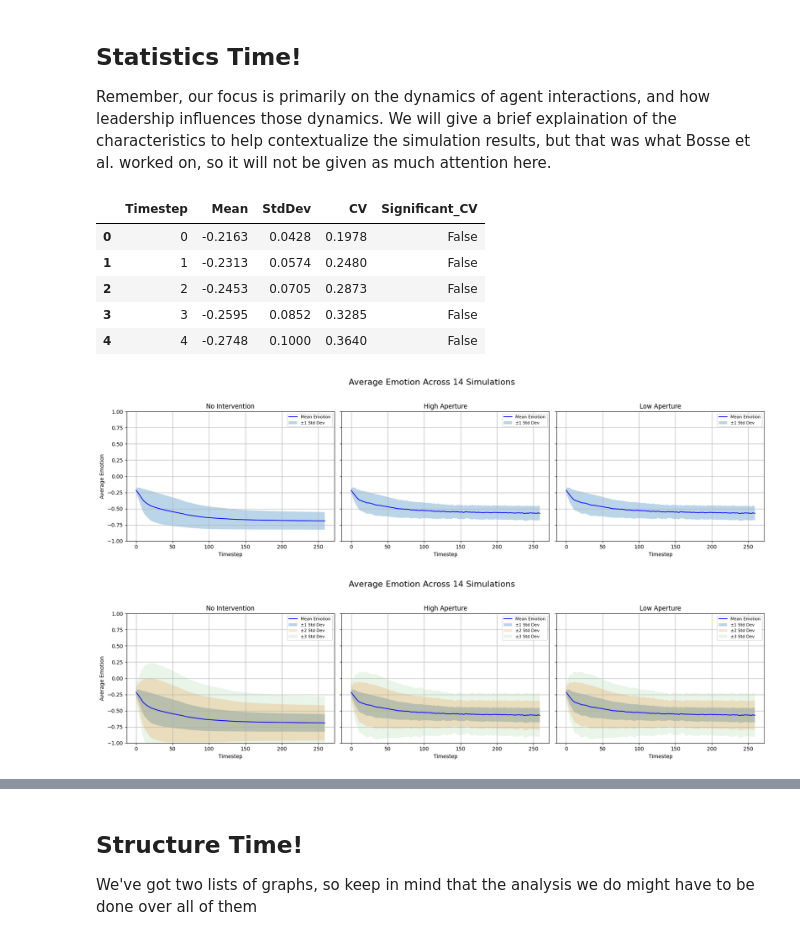
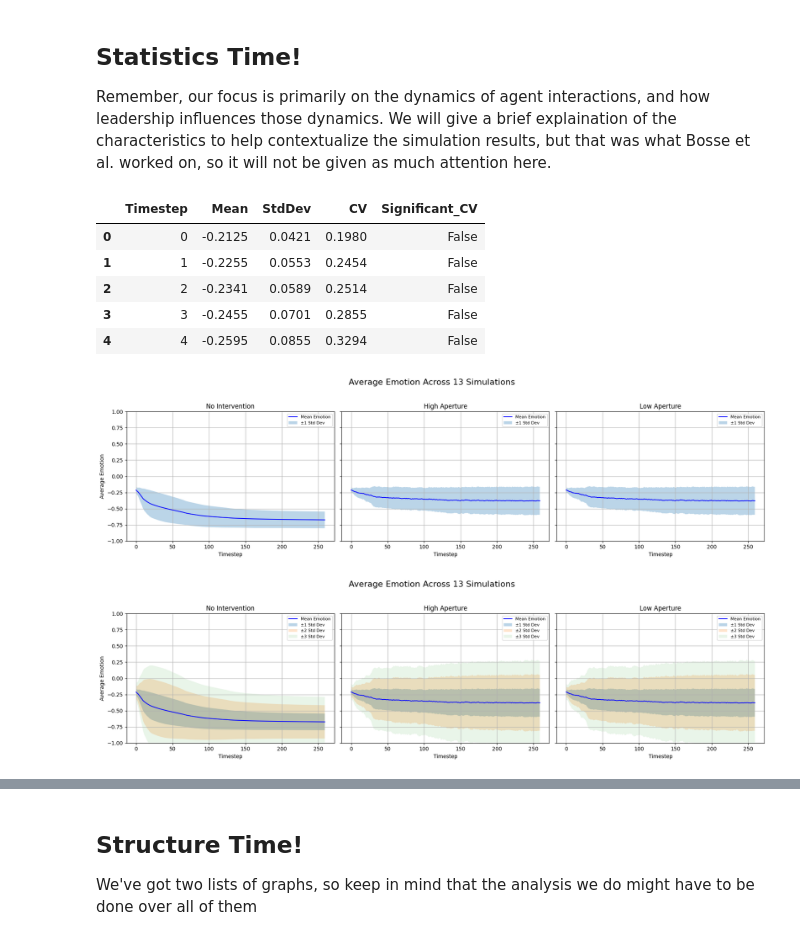
Before and after one commit to pajarito95/Emotion-Contagion, a Jupyter notebook: abm_emotion_contagion_analysis.ipynb, the cells around one changed output, grey strips where cells are left out. Saved outputs shown, nothing was run; the diff lists cells and outputs as text; code cells hidden in the pictures.

```diff
--- a/abm_emotion_contagion_analysis.ipynb
+++ b/abm_emotion_contagion_analysis.ipynb
@@ -24,12 +26,12 @@ class AllSimulationResults:
     intimacy_matrices: list
 # %%
 populationSize = 15
-runs = 14
+runs = 13
 max_iterations = 260
 
 # No internvention results
-all_results_path_plain = r"R:\sescott1\Masters\523\Simulation\Network\Bipartite\09_01_2025\No_Intervention\all_results.pkl"
-heatmaps_path_low = r"R:\sescott1\Masters\523\Simulation\Network\Bipartite\09_01_2025\No_Intervention\initial_conditions_heatmaps.pkl"
+all_results_path_plain = r"C:\Users\sarah\OneDrive\Documents\Masters\523\Emotion Contagion\Simulation Runs\Network\Bipartite\09_01_2025\No_Intervention\all_results.pkl"
+heatmaps_path_low = r"C:\Users\sarah\OneDrive\Documents\Masters\523\Emotion Contagion\Simulation Runs\Network\Bipartite\09_01_2025\No_Intervention\initial_conditions_heatmaps.pkl"
 
 with open(all_results_path_plain, "rb") as f:
     all_results_wo = pickle.load(f)
@@ -38,8 +40,8 @@ with open(all_results_path_plain, "rb") as f:
 
 
 # High aperture results
-all_results_path_high = r"R:\sescott1\Masters\523\Simulation\Network\Bipartite\09_01_2025\High_Aperture\all_results.pkl"
-heatmaps_path_high = r"R:\sescott1\Masters\523\Simulation\Network\Bipartite\09_01_2025\High_Aperture\initial_conditions_heatmaps.pkl"
+all_results_path_high = r"C:\Users\sarah\OneDrive\Documents\Masters\523\Emotion Contagion\Simulation Runs\Network\Bipartite\09_01_2025\High_Aperture\all_results.pkl"
+heatmaps_path_high = r"C:\Users\sarah\OneDrive\Documents\Masters\523\Emotion Contagion\Simulation Runs\Network\Bipartite\09_01_2025\High_Aperture\initial_conditions_heatmaps.pkl"
 
 with open(all_results_path_high, "rb") as f:
     all_results_H = pickle.load(f)
@@ -48,8 +50,8 @@ with open(all_results_path_high, "rb") as f:
 
 
 # Low aperture results
-all_results_path_low = r"R:\sescott1\Masters\523\Simulation\Network\Bipartite\09_01_2025\Low_Aperture\all_results.pkl"
-heatmaps_path_low = r"R:\sescott1\Masters\523\Simulation\Network\Bipartite\09_01_2025\Low_Aperture\initial_conditions_heatmaps.pkl"
+all_results_path_low = r"C:\Users\sarah\OneDrive\Documents\Masters\523\Emotion Contagion\Simulation Runs\Network\Bipartite\09_01_2025\Low_Aperture\all_results.pkl"
+heatmaps_path_low = r"C:\Users\sarah\OneDrive\Documents\Masters\523\Emotion Contagion\Simulation Runs\Network\Bipartite\09_01_2025\Low_Aperture\initial_conditions_heatmaps.pkl"
 with open(all_results_path_high, "rb") as f:
     all_results_L = pickle.load(f)
 with open(all_results_path_high, "rb") as f:
@@ -173,19 +175,19 @@ df_low_aperture = emotion_stats_dataframe(dfLow, "Low Aperture")
 df_no_intervention.head()
 # %% [output]
 |  | Timestep | Mean | StdDev | CV | Significant_CV |
-| 0 | 0 | -0.2163 | 0.0428 | 0.1978 | False |
-| 1 | 1 | -0.2313 | 0.0574 | 0.2480 | False |
-| 2 | 2 | -0.2453 | 0.0705 | 0.2873 | False |
-| 3 | 3 | -0.2595 | 0.0852 | 0.3285 | False |
-| 4 | 4 | -0.2748 | 0.1000 | 0.3640 | False |
+| 0 | 0 | -0.2125 | 0.0421 | 0.1980 | False |
+| 1 | 1 | -0.2255 | 0.0553 | 0.2454 | False |
+| 2 | 2 | -0.2341 | 0.0589 | 0.2514 | False |
+| 3 | 3 | -0.2455 | 0.0701 | 0.2855 | False |
+| 4 | 4 | -0.2595 | 0.0855 | 0.3294 | False |
 # %%
-def plot_avg_emotion_side_by_side(df_list, style_names, runs, ylim=(-1, 1), figsize=(18,5)):
+def plot_avg_emotion_side_by_side(df_list, styles, runs, ylim=(-1, 1), figsize=(18,5)):
     """
     Plot mean emotion per timestep with ±1 standard deviation shading for multiple styles side-by-side.
 
     Parameters:
     - df_list: list of DataFrames [dfWithout, dfHigh, dfLow]
-    - style_names: list of string labels
+    - styles: list of string labels
     - runs: number of simulations
     - ylim: tuple for y-axis limits
     - figsize: figure size
@@ -193,7 +195,7 @@ def plot_avg_emotion_side_by_side(df_list, style_names, runs, ylim=(-1, 1), figs
     n_styles = len(df_list)
     fig, axes = plt.subplots(1, n_styles, figsize=figsize, sharey=True)
 
-    for ax, df, style in zip(axes, df_list, style_names):
+    for ax, df, style in zip(axes, df_list, styles):
         mean_emotion = df.iloc[:, 1:].mean(axis=1)
         std_emotion = df.iloc[:, 1:].std(axis=1)
 
@@ -216,46 +218,46 @@ def plot_avg_emotion_side_by_side(df_list, style_names, runs, ylim=(-1, 1), figs
 
 plot_avg_emotion_side_by_side([dfWithout, dfHigh, dfLow], styles, runs)
 # %% [output]
-[figure, old version]
+[figure, new version]
 # %%
-def plot_all_styles_emotion(df_list, style_names, runs, max_std=3):
+def plot_all_styles_emotion(df_list, styles, runs, max_std=3):
     """
     Plot average emotion with ±1, ±2, ±3 std deviations for multiple styles in subplots.
 
     df_list : list of DataFrames [dfWithout, dfHigh, dfLow]
-    style_names : list of strings ["No Intervention", "High Aperture", "Low Aperture"]
+    styles : list of strings ["No Intervention", "High Aperture", "Low Aperture"]
     """
     n_styles = len(df_list)
     fig, axes = plt.subplots(1, n_styles, figsize=(18, 5), sharey=True)
 
     alphas = [0.3, 0.2, 0.1]
 
-    for ax, df, style in zip(axes, df_list, style_names):
+    for ax, df, style in zip(axes, df_list, styles):
         mean_emotion = df.iloc[:, 1:].mean(axis=1)
         std_emotion = df.iloc[:, 1:].std(axis=1)
 
         ax.plot(df.index, mean_emotion, label="Mean Emotion", color='blue')
 
         for i in range(1, max_std+1):
             ax.fill_between(df.index,
                             mean_emotion - i*std_emotion,
                             mean_emotion + i*std_emotion,
                             alpha=alphas[i-1],
                             label=f"±{i} Std Dev")
 
         ax.set_title(style)
         ax.set_xlabel("Timestep")
         ax.grid(True)
         if ax == axes[0]:
             ax.set_ylabel("Average Emotion")
         ax.set_ylim(-1, 1)
         ax.legend(loc='upper right', fontsize=8)
 
     plt.suptitle(f"Average Emotion Across {runs} Simulations", fontsize=16)
     plt.tight_layout(rect=[0, 0, 1, 0.95])
     plt.show()
 
 plot_all_styles_emotion([dfWithout, dfHigh, dfLow], styles, runs)
 # %% [output]
-[figure, old version]
+[figure, new version]
 # %%
```
Also changed, not shown: parts of 27 cells of this notebook.
